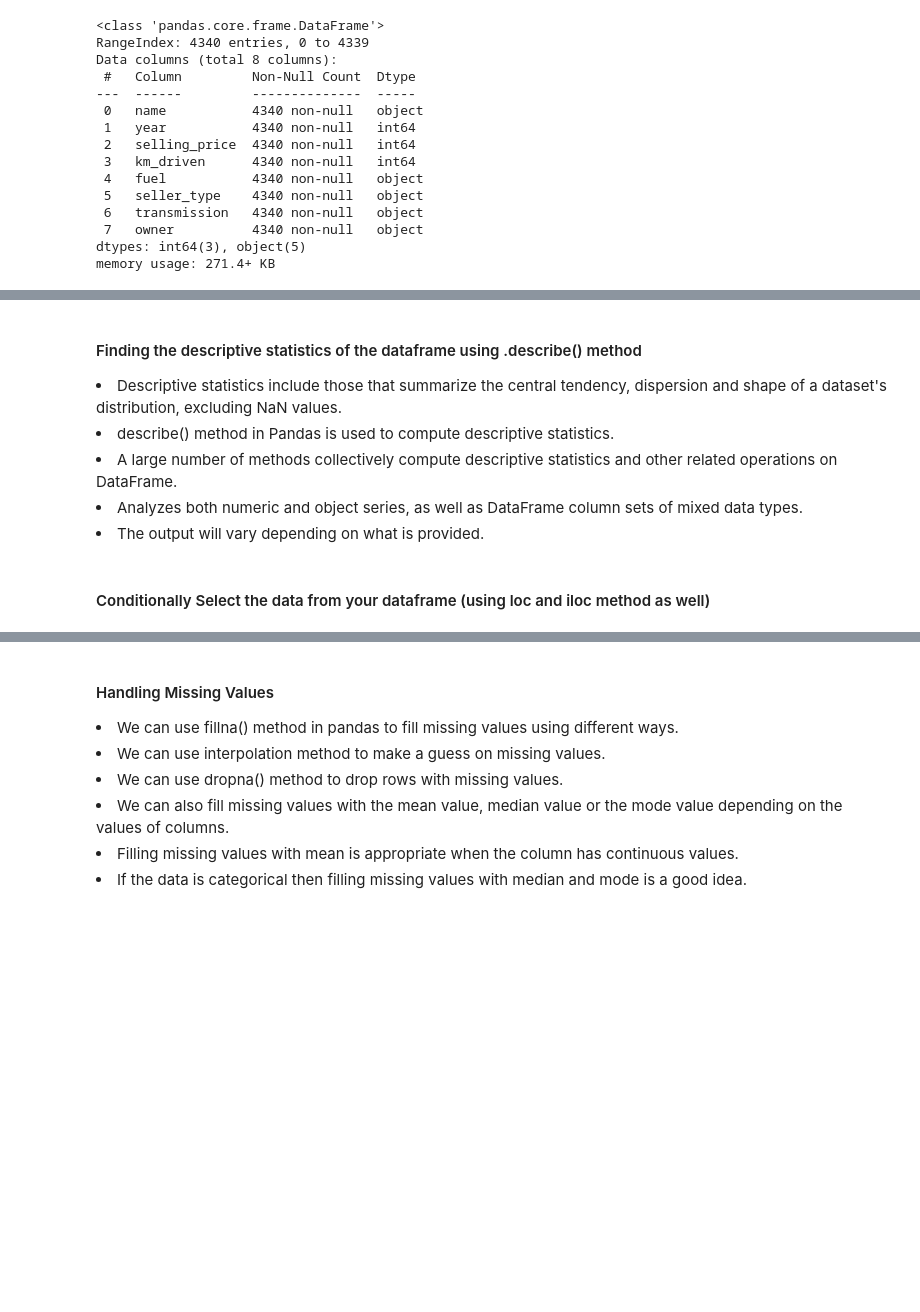
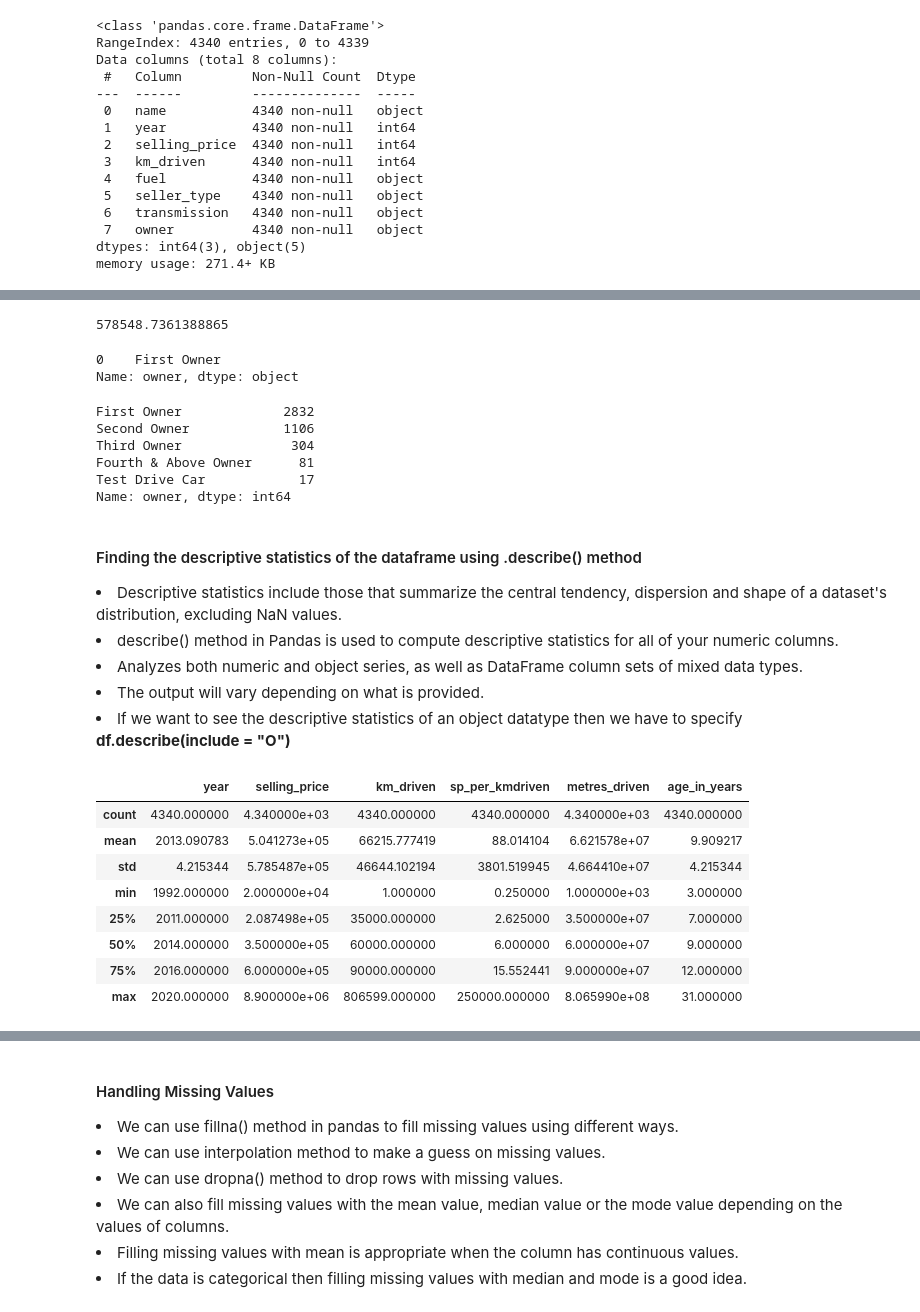
Before and after one commit to prabhat-123/Python_For_Data_Science, a Jupyter notebook: pandas_basics.ipynb, the cells around one changed output, grey strips where cells are left out. Saved outputs shown, nothing was run; the diff lists cells and outputs as text; code cells hidden in the pictures; blank space fills up the shorter version.

Commit message:
pandas value counts, series selection, dataframe selection

```diff
--- a/pandas_basics.ipynb
+++ b/pandas_basics.ipynb
@@ -1132,0 +1233,3 @@ memory usage: 271.4+ KB
+# %%
+car_df = pd.read_csv('car_details.csv')
+car_df.head()
@@ -1132,0 +1448,6 @@ memory usage: 271.4+ KB
+# %%
+car_df['sp_per_kmdriven'] = car_df['selling_price'] / car_df['km_driven']
+# %%
+car_df['metres_driven'] = car_df['km_driven'] * 1000
+# %%
+car_df['age_in_years'] = 2023 - car_df['year']
@@ -1138,10 +1518,38 @@ memory usage: 271.4+ KB
+# %%
+car_df['selling_price'].std()
+# %% [output]
+578548.7361388865
+# %%
+car_df['owner'].mode()
+# %% [output]
+0    First Owner
+Name: owner, dtype: object
+# %%
+car_df['owner'].value_counts()
+# %% [output]
+First Owner             2832
+Second Owner            1106
+Third Owner              304
+Fourth & Above Owner      81
+Test Drive Car            17
+Name: owner, dtype: int64
 # %% [markdown]
 #### Finding the descriptive statistics of the dataframe using .describe() method
 
 <li>Descriptive statistics include those that summarize the central tendency, dispersion and shape of a dataset's distribution, excluding NaN values.</li>
-<li>describe() method in Pandas is used to compute descriptive statistics.</li>
-<li>A large number of methods collectively compute descriptive statistics and other related operations on DataFrame.</li>
+<li>describe() method in Pandas is used to compute descriptive statistics for all of your numeric columns.</li>
 <li>Analyzes both numeric and object series, as well as DataFrame column sets of mixed data types.</li>
 <li>The output will vary depending on what is provided.</li>
+<li>If we want to see the descriptive statistics of an object datatype then we have to specify <b>df.describe(include = "O")</b></li>
-# %% [markdown]
-#### Conditionally Select the data from your dataframe (using loc and iloc method as well)
+# %%
+car_df.describe()
+# %% [output]
+|  | year | selling_price | km_driven | sp_per_kmdriven | metres_driven | age_in_years |
+| count | 4340.000000 | 4.340000e+03 | 4340.000000 | 4340.000000 | 4.340000e+03 | 4340.000000 |
+| mean | 2013.090783 | 5.041273e+05 | 66215.777419 | 88.014104 | 6.621578e+07 | 9.909217 |
+| std | 4.215344 | 5.785487e+05 | 46644.102194 | 3801.519945 | 4.664410e+07 | 4.215344 |
+| min | 1992.000000 | 2.000000e+04 | 1.000000 | 0.250000 | 1.000000e+03 | 3.000000 |
+| 25% | 2011.000000 | 2.087498e+05 | 35000.000000 | 2.625000 | 3.500000e+07 | 7.000000 |
+| 50% | 2014.000000 | 3.500000e+05 | 60000.000000 | 6.000000 | 6.000000e+07 | 9.000000 |
+| 75% | 2016.000000 | 6.000000e+05 | 90000.000000 | 15.552441 | 9.000000e+07 | 12.000000 |
+| max | 2020.000000 | 8.900000e+06 | 806599.000000 | 250000.000000 | 8.065990e+08 | 31.000000 |
```
Also changed, not shown: parts of 83 cells of this notebook, 3 other files.
